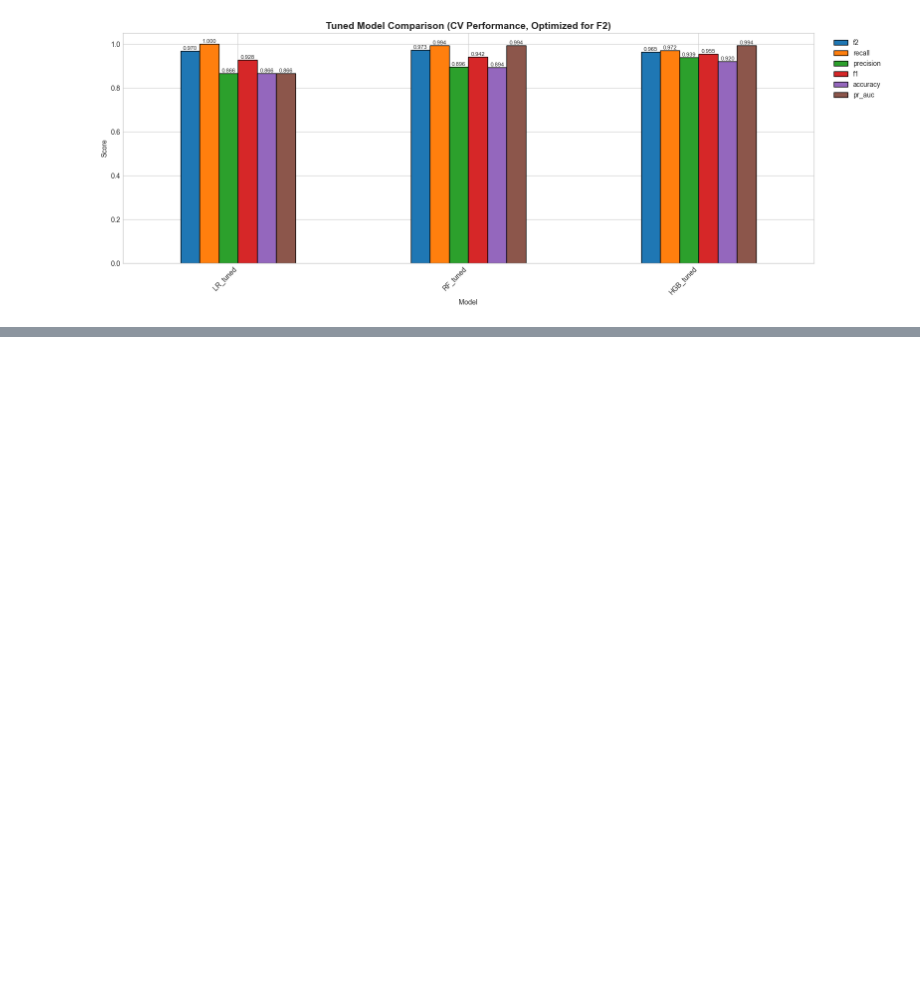
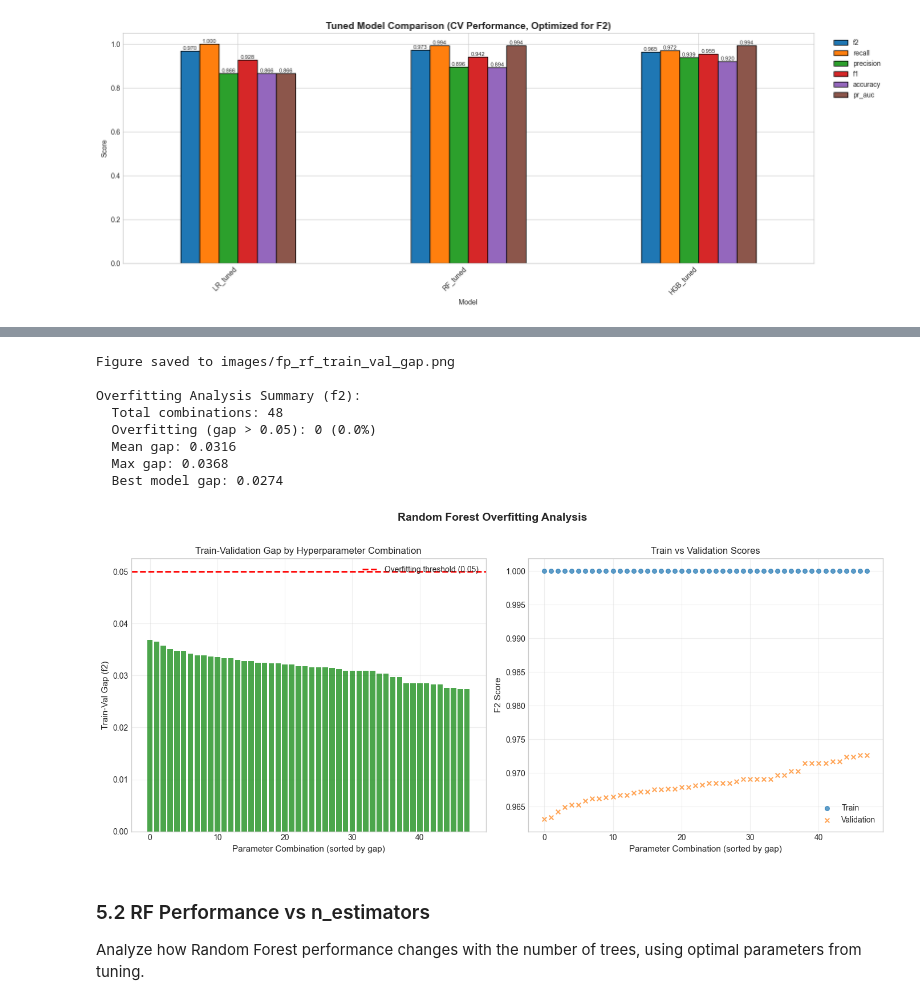
Before and after one commit to frederick-douglas-pearce/sportswear-esg-news-classifier, a Jupyter notebook: notebooks/fp2_model_selection_tuning.ipynb, the cells around one changed output, grey strips where cells are left out. Saved outputs shown, nothing was run; the diff lists cells and outputs as text; code cells hidden in the pictures; blank space fills up the shorter version.

```diff
--- a/notebooks/fp2_model_selection_tuning.ipynb
+++ b/notebooks/fp2_model_selection_tuning.ipynb
@@ -587,0 +508,23 @@ plt.show()
+# %%
+# Visualize train-validation gap for all hyperparameter combinations (RF model)
+fig, gap_df = plot_train_val_gap(
+    rf_search,
+    metric='f2',
+    title='Random Forest Overfitting Analysis',
+    gap_threshold=0.05,
+    save_path='images/fp_rf_train_val_gap.png'
+)
+# %% [output]
+Figure saved to images/fp_rf_train_val_gap.png
+
+Overfitting Analysis Summary (f2):
+  Total combinations: 48
+  Overfitting (gap > 0.05): 0 (0.0%)
+  Mean gap: 0.0316
+  Max gap: 0.0368
+  Best model gap: 0.0274
+[figure, added]
+# %% [markdown]
+### 5.2 RF Performance vs n_estimators
+
+Analyze how Random Forest performance changes with the number of trees, using optimal parameters from tuning.
```
Also changed, not shown: parts of 26 cells of this notebook, 8 other files.
